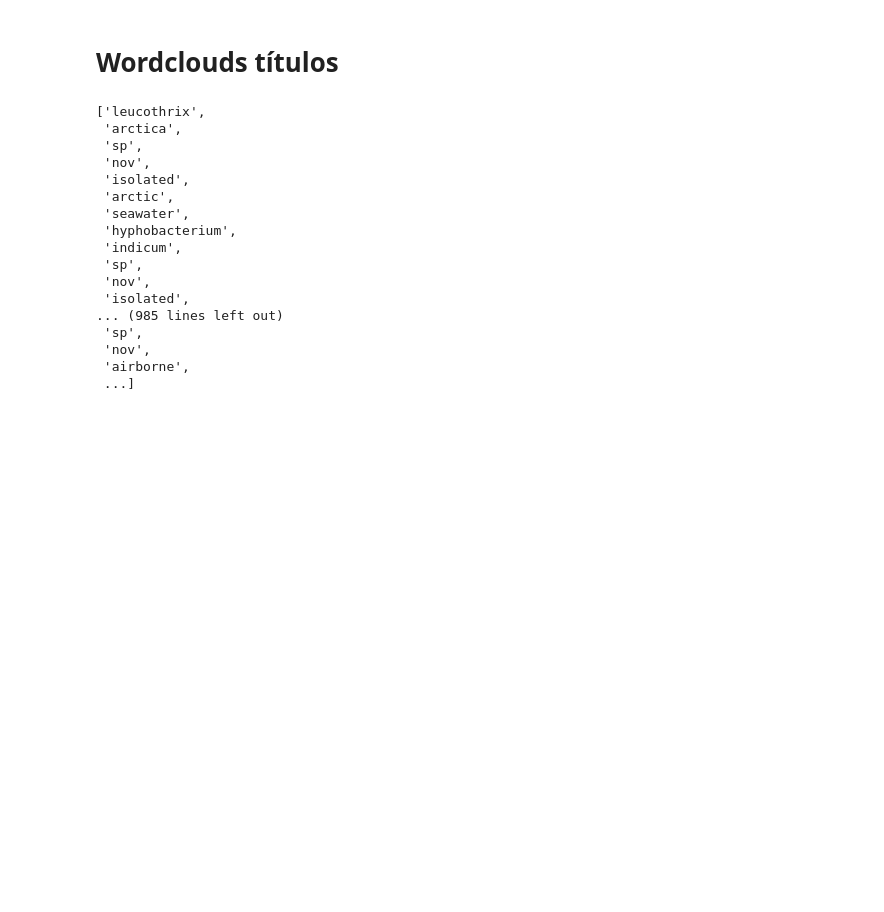
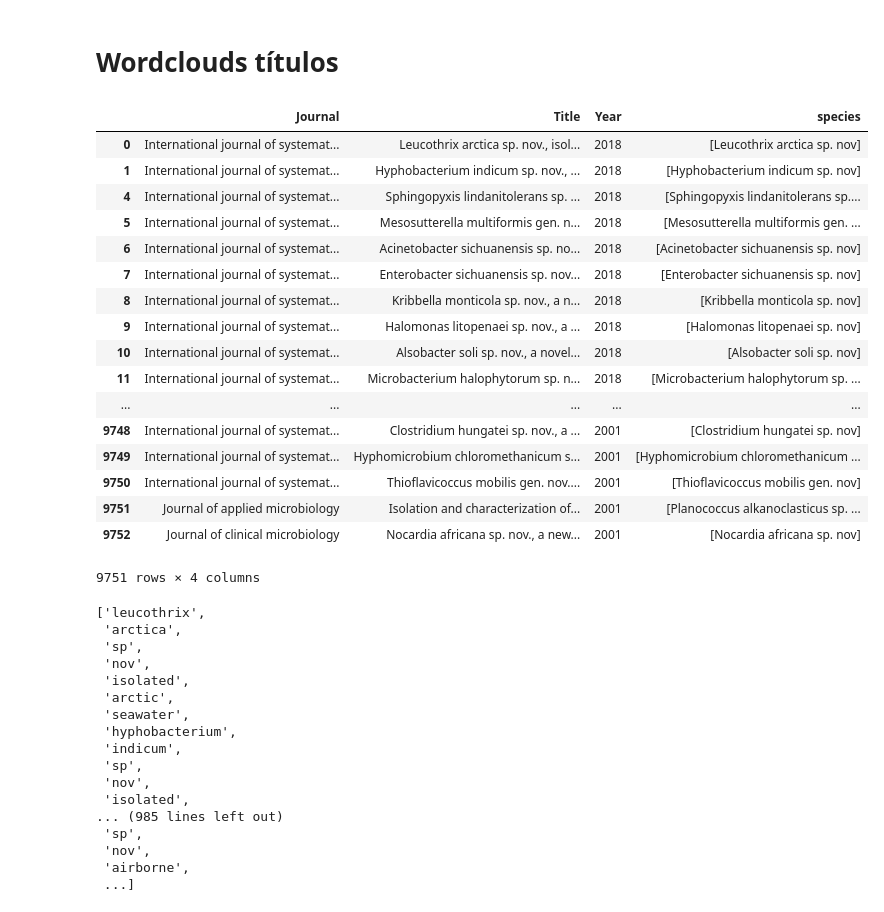
Before and after one commit to fhsantanna/bibliometrics, a Jupyter notebook: script_3_titles_21012018.ipynb, the cells around one changed output. Cells and saved outputs as stored; diff of their text form; code cells hidden in the pictures; blank space fills up the shorter version.

```diff
--- a/script_3_titles_21012018.ipynb
+++ b/script_3_titles_21012018.ipynb
@@ -219,6 +190,27 @@ sem_filo = merged[merged['_merge'] == 'left_only'] #251 sem filo
 sem_filo.to_csv("sem_filo.csv")
 # %% [markdown]
 # Wordclouds títulos
+# %%
+titles
+# %% [output]
+|  | Journal | Title | Year | species |
+| 0 | International journal of systemat... | Leucothrix arctica sp. nov., isol... | 2018 | [Leucothrix arctica sp. nov] |
+| 1 | International journal of systemat... | Hyphobacterium indicum sp. nov., ... | 2018 | [Hyphobacterium indicum sp. nov] |
+| 4 | International journal of systemat... | Sphingopyxis lindanitolerans sp. ... | 2018 | [Sphingopyxis lindanitolerans sp.... |
+| 5 | International journal of systemat... | Mesosutterella multiformis gen. n... | 2018 | [Mesosutterella multiformis gen. ... |
+| 6 | International journal of systemat... | Acinetobacter sichuanensis sp. no... | 2018 | [Acinetobacter sichuanensis sp. nov] |
+| 7 | International journal of systemat... | Enterobacter sichuanensis sp. nov... | 2018 | [Enterobacter sichuanensis sp. nov] |
+| 8 | International journal of systemat... | Kribbella monticola sp. nov., a n... | 2018 | [Kribbella monticola sp. nov] |
+| 9 | International journal of systemat... | Halomonas litopenaei sp. nov., a ... | 2018 | [Halomonas litopenaei sp. nov] |
+| 10 | International journal of systemat... | Alsobacter soli sp. nov., a novel... | 2018 | [Alsobacter soli sp. nov] |
+| 11 | International journal of systemat... | Microbacterium halophytorum sp. n... | 2018 | [Microbacterium halophytorum sp. ... |
+| ... | ... | ... | ... | ... |
+| 9748 | International journal of systemat... | Clostridium hungatei sp. nov., a ... | 2001 | [Clostridium hungatei sp. nov] |
+| 9749 | International journal of systemat... | Hyphomicrobium chloromethanicum s... | 2001 | [Hyphomicrobium chloromethanicum ... |
+| 9750 | International journal of systemat... | Thioflavicoccus mobilis gen. nov.... | 2001 | [Thioflavicoccus mobilis gen. nov] |
+| 9751 | Journal of applied microbiology | Isolation and characterization of... | 2001 | [Planococcus alkanoclasticus sp. ... |
+| 9752 | Journal of clinical microbiology | Nocardia africana sp. nov., a new... | 2001 | [Nocardia africana sp. nov] |
+9751 rows × 4 columns
 # %%
 from nltk.corpus import stopwords
 from nltk.tokenize import word_tokenize
```
Also changed, not shown: parts of 15 cells of this notebook.
